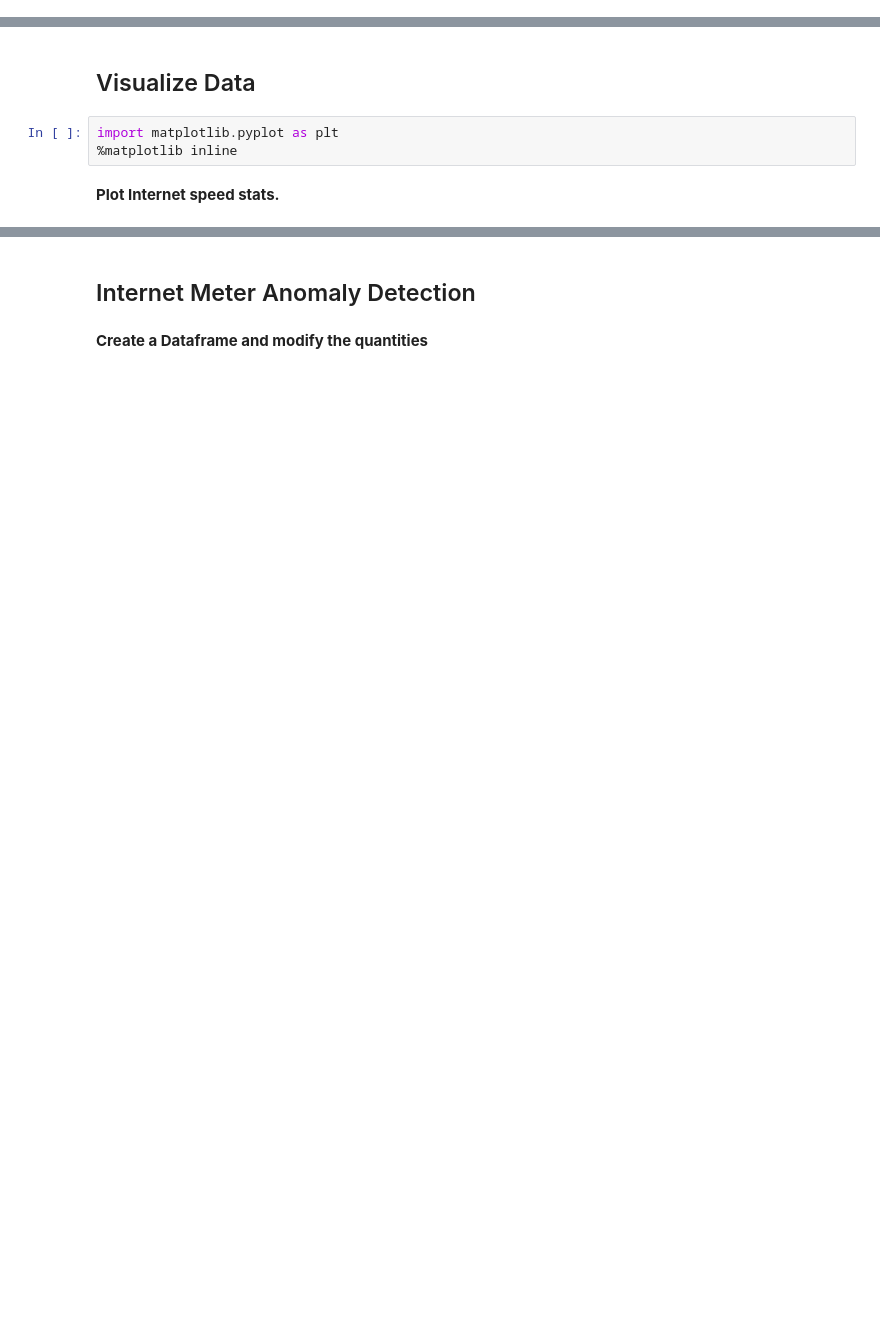
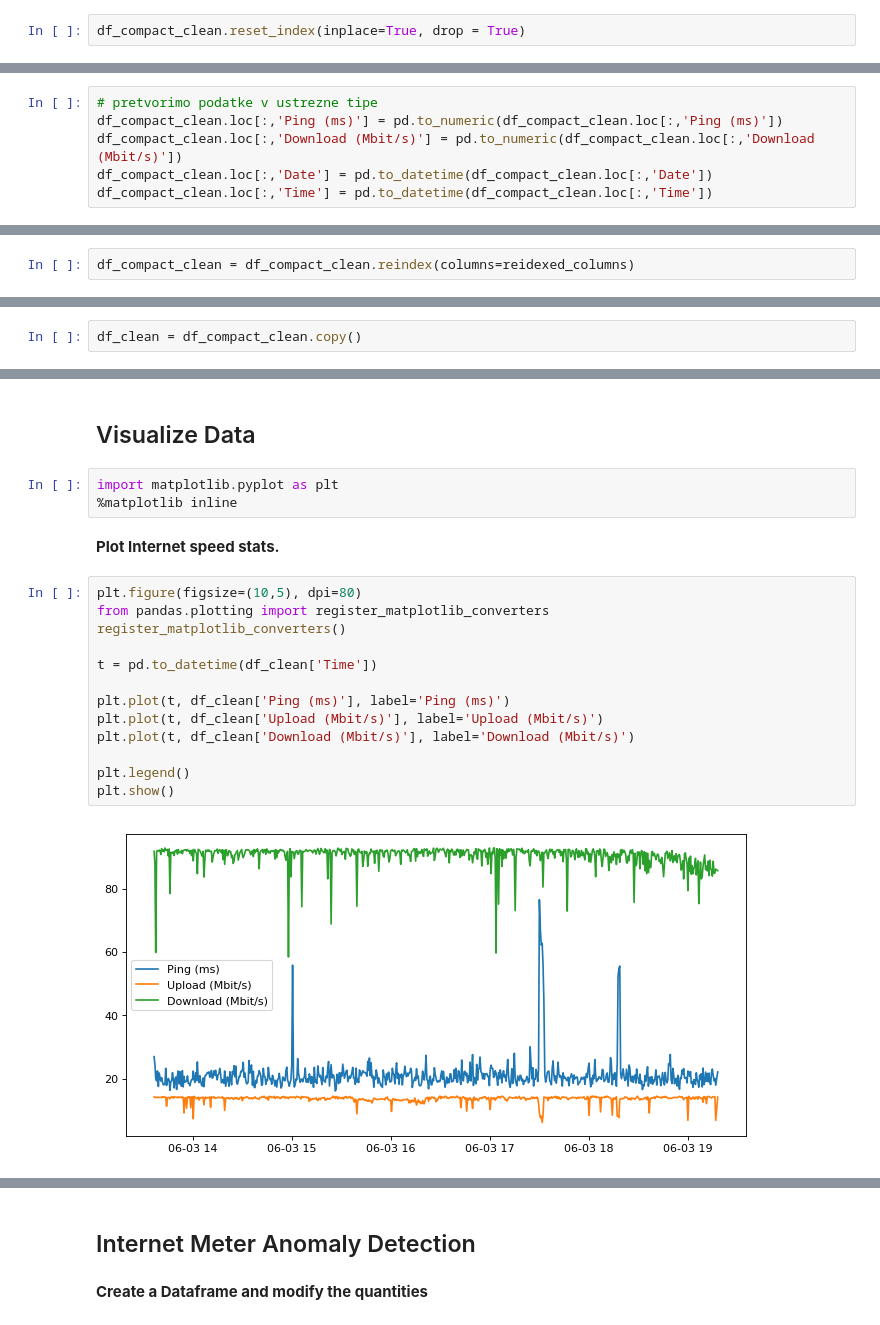
Before and after one commit to icta-tecaji/python-data-analysis-public, a Jupyter notebook: teden_08/08_teden_obdelava_podatkov_2_del_clean.ipynb, the cells around one changed output, grey strips where cells are left out. Cells and saved outputs as stored; diff of their text form; blank space fills up the shorter version.

```diff
--- a/teden_08/08_teden_obdelava_podatkov_2_del_clean.ipynb
+++ b/teden_08/08_teden_obdelava_podatkov_2_del_clean.ipynb
@@ -35,0 +243,2 @@ columns = {'Ping (ms)_float': 'Ping (ms)',
+# %%
+df_compact_clean.reset_index(inplace=True, drop = True)
@@ -35,0 +278,6 @@ columns = {'Ping (ms)_float': 'Ping (ms)',
+# %%
+# pretvorimo podatke v ustrezne tipe
+df_compact_clean.loc[:,'Ping (ms)'] = pd.to_numeric(df_compact_clean.loc[:,'Ping (ms)'])
+df_compact_clean.loc[:,'Download (Mbit/s)'] = pd.to_numeric(df_compact_clean.loc[:,'Download (Mbit/s)'])
+df_compact_clean.loc[:,'Date'] = pd.to_datetime(df_compact_clean.loc[:,'Date'])
+df_compact_clean.loc[:,'Time'] = pd.to_datetime(df_compact_clean.loc[:,'Time'])
@@ -36,2 +310,4 @@ columns = {'Ping (ms)_float': 'Ping (ms)',
 # %%
 reidexed_columns = ['Date', 'Time', 'Ping (ms)','Download (Mbit/s)','Upload (Mbit/s)']
+# %%
+df_compact_clean = df_compact_clean.reindex(columns=reidexed_columns)
@@ -38,3 +323,5 @@ reidexed_columns = ['Date', 'Time', 'Ping (ms)','Download (Mbit/s)','Upload (Mbi
+# %%
+df_clean = df_compact_clean.copy()
 # %% [markdown]
 ## Basic statistics
 
@@ -67,3 +439,18 @@ import matplotlib.pyplot as plt
 %matplotlib inline
 # %% [markdown]
 **Plot Internet speed stats.**
+# %%
+plt.figure(figsize=(10,5), dpi=80)
+from pandas.plotting import register_matplotlib_converters
+register_matplotlib_converters()
+
+t = pd.to_datetime(df_clean['Time'])
+
+plt.plot(t, df_clean['Ping (ms)'], label='Ping (ms)')
+plt.plot(t, df_clean['Upload (Mbit/s)'], label='Upload (Mbit/s)')
+plt.plot(t, df_clean['Download (Mbit/s)'], label='Download (Mbit/s)')
+
+plt.legend()
+plt.show()
+# %% [output]
+[figure, added]
```
Also changed, not shown: parts of 84 cells of this notebook.
